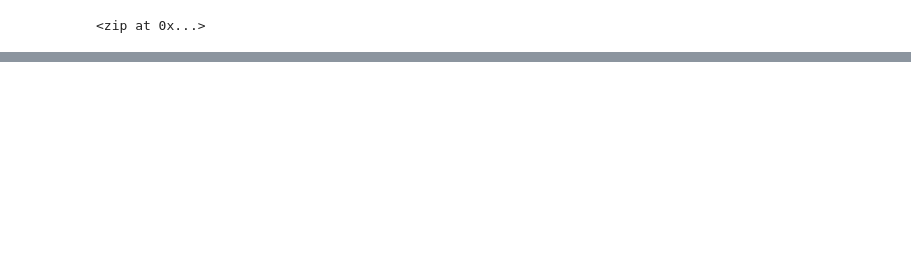
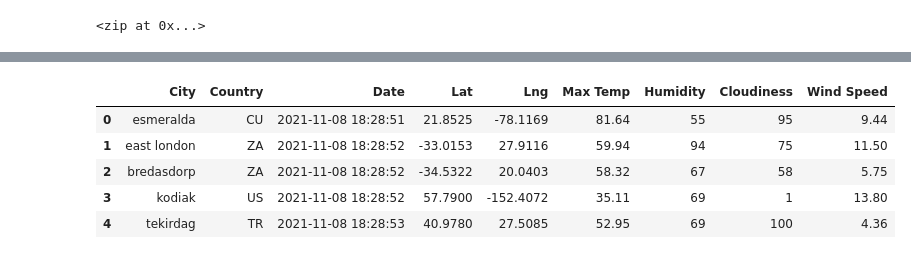
Before and after one commit to Dhanushree27/World_Weather_Analysis, a Jupyter notebook: WeatherPy.ipynb, the cells around one changed output, grey strips where cells are left out. Cells and saved outputs as stored; diff of their text form; code cells hidden in the pictures; blank space fills up the shorter version.

```diff
--- a/WeatherPy.ipynb
+++ b/WeatherPy.ipynb
@@ -33,0 +115,11 @@ len(cities)
+# %%
+# Adding data to a dataframe
+weather_df=pd.DataFrame(city_data)
+weather_df.head()
+# %% [output]
+|  | City | Country | Date | Lat | Lng | Max Temp | Humidity | Cloudiness | Wind Speed |
+| 0 | esmeralda | CU | 2021-11-08 18:28:51 | 21.8525 | -78.1169 | 81.64 | 55 | 95 | 9.44 |
+| 1 | east london | ZA | 2021-11-08 18:28:52 | -33.0153 | 27.9116 | 59.94 | 94 | 75 | 11.50 |
+| 2 | bredasdorp | ZA | 2021-11-08 18:28:52 | -34.5322 | 20.0403 | 58.32 | 67 | 58 | 5.75 |
+| 3 | kodiak | US | 2021-11-08 18:28:52 | 57.7900 | -152.4072 | 35.11 | 69 | 1 | 13.80 |
+| 4 | tekirdag | TR | 2021-11-08 18:28:53 | 40.9780 | 27.5085 | 52.95 | 69 | 100 | 4.36 |
```
Also changed, not shown: parts of 6 cells of this notebook, 2 other files.
